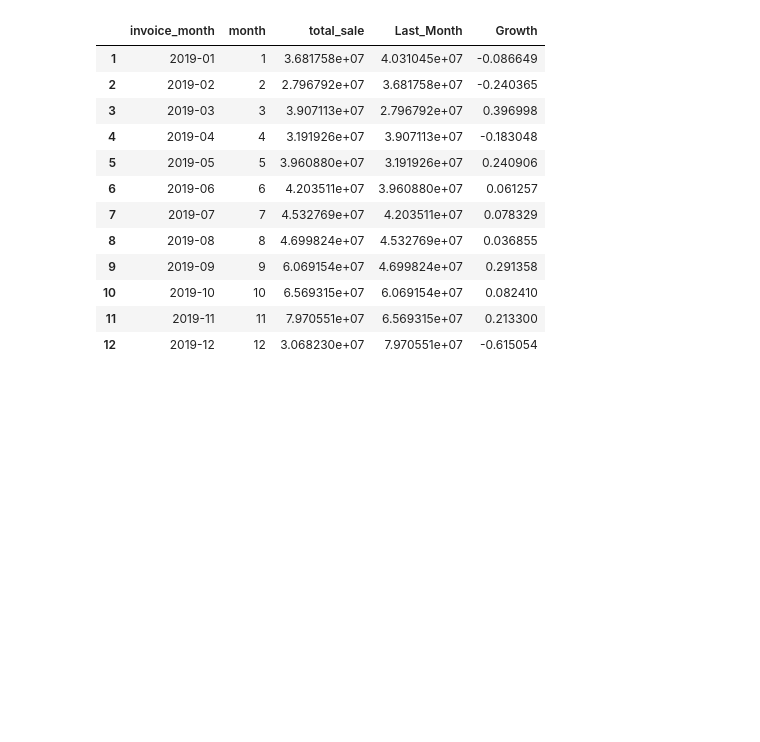
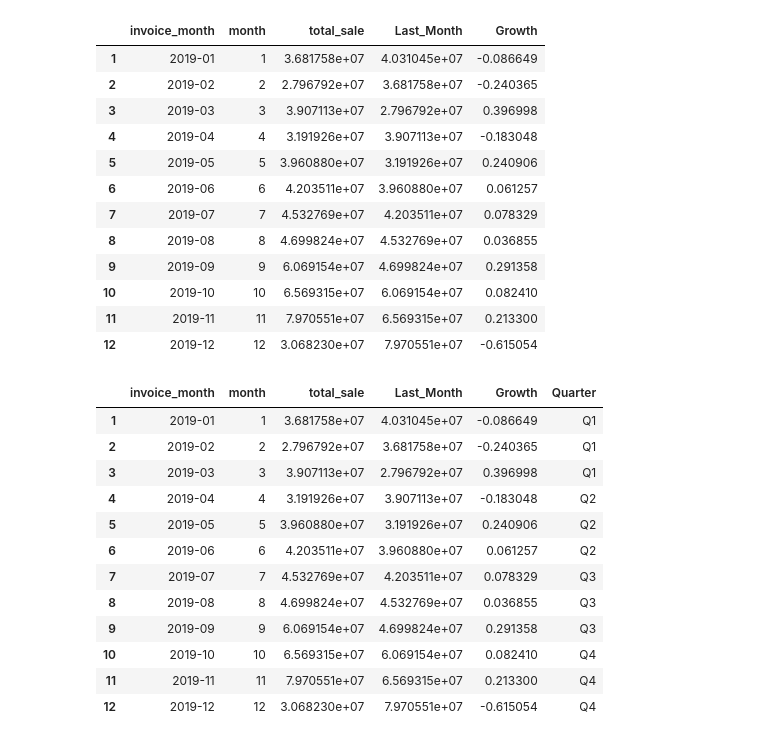
Before and after one commit to selinbulbul/ecommerce-scrape, a Jupyter notebook: New folder/tasks.ipynb, the cells around one changed output. Cells and saved outputs as stored; diff of their text form; code cells hidden in the pictures; blank space fills up the shorter version.

```diff
--- a/New folder/tasks.ipynb
+++ b/New folder/tasks.ipynb
@@ -786,0 +784,17 @@ df
+# %%
+df8_MoM1_2 ["Quarter"] = df8_MoM1_2 ['month'].apply(lambda x : "Q1" if x<4 else "Q2" if x < 7 else "Q3" if x < 10 else "Q4")
+df8_MoM1_2
+# %% [output]
+|  | invoice_month | month | total_sale | Last_Month | Growth | Quarter |
+| 1 | 2019-01 | 1 | 3.681758e+07 | 4.031045e+07 | -0.086649 | Q1 |
+| 2 | 2019-02 | 2 | 2.796792e+07 | 3.681758e+07 | -0.240365 | Q1 |
+| 3 | 2019-03 | 3 | 3.907113e+07 | 2.796792e+07 | 0.396998 | Q1 |
+| 4 | 2019-04 | 4 | 3.191926e+07 | 3.907113e+07 | -0.183048 | Q2 |
+| 5 | 2019-05 | 5 | 3.960880e+07 | 3.191926e+07 | 0.240906 | Q2 |
+| 6 | 2019-06 | 6 | 4.203511e+07 | 3.960880e+07 | 0.061257 | Q2 |
+| 7 | 2019-07 | 7 | 4.532769e+07 | 4.203511e+07 | 0.078329 | Q3 |
+| 8 | 2019-08 | 8 | 4.699824e+07 | 4.532769e+07 | 0.036855 | Q3 |
+| 9 | 2019-09 | 9 | 6.069154e+07 | 4.699824e+07 | 0.291358 | Q3 |
+| 10 | 2019-10 | 10 | 6.569315e+07 | 6.069154e+07 | 0.082410 | Q4 |
+| 11 | 2019-11 | 11 | 7.970551e+07 | 6.569315e+07 | 0.213300 | Q4 |
+| 12 | 2019-12 | 12 | 3.068230e+07 | 7.970551e+07 | -0.615054 | Q4 |
```
Also changed, not shown: parts of 9 cells of this notebook.
